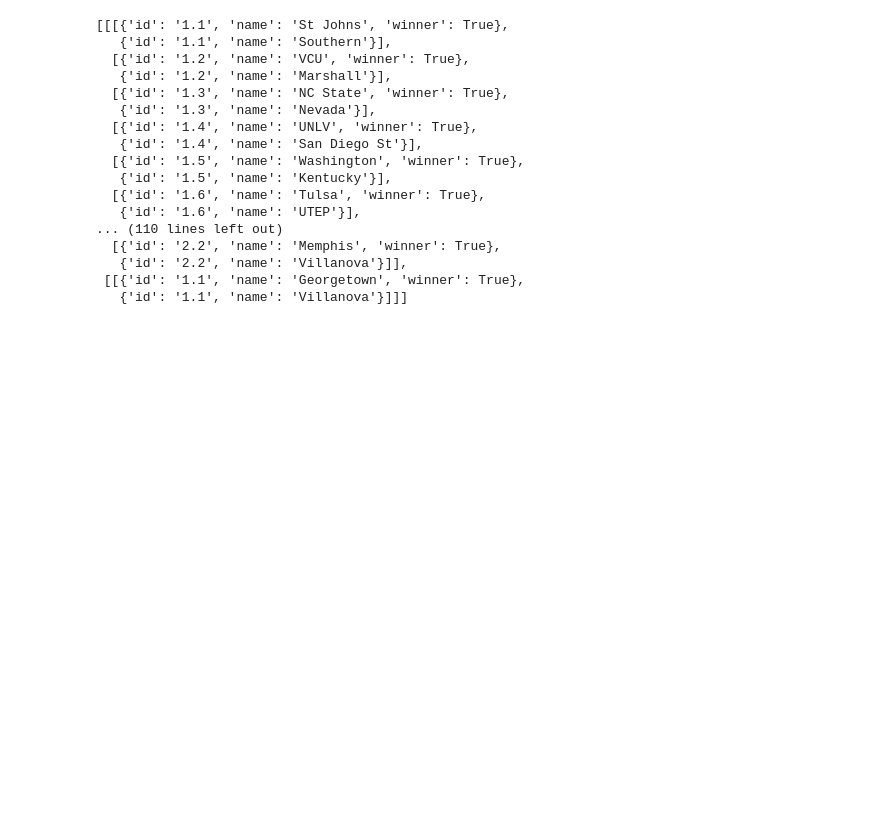
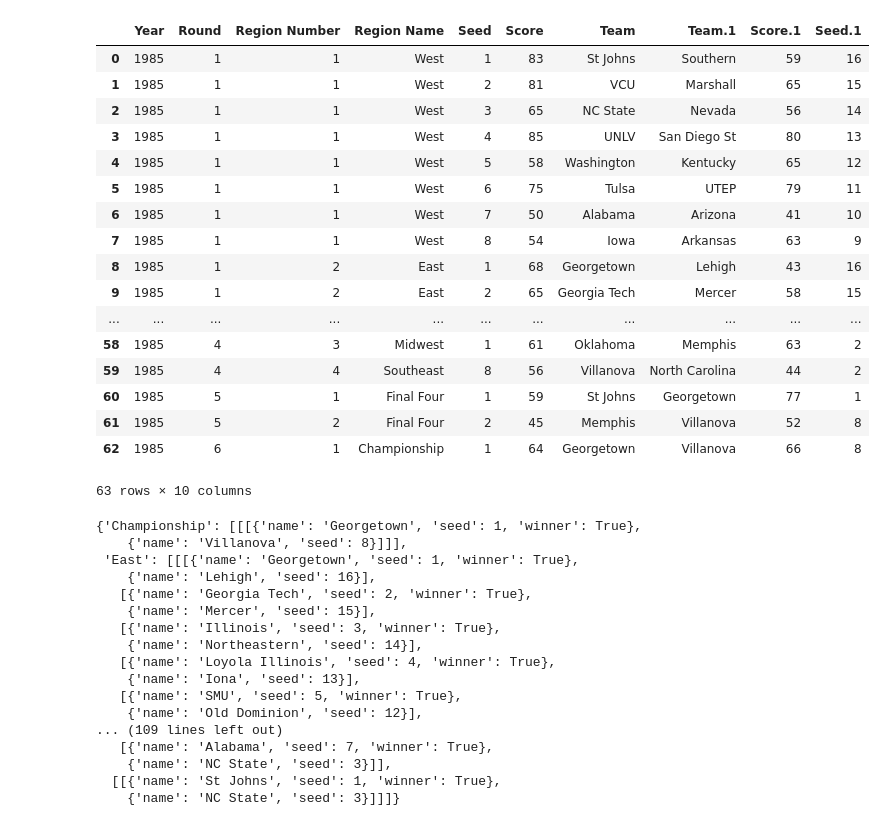
Before and after one commit to zacharyfmarion/Vue-bracket, a Jupyter notebook: data/process csv.ipynb, the cells around one changed output. Saved outputs shown, nothing was run; the diff lists cells and outputs as text; code cells hidden in the pictures; blank space fills up the shorter version.

```diff
--- a/data/process csv.ipynb
+++ b/data/process csv.ipynb
@@ -26,0 +6,21 @@ df
+# %%
+df.loc[df['Year'] == 1985]
+# %% [output]
+|  | Year | Round | Region Number | Region Name | Seed | Score | Team | Team.1 | Score.1 | Seed.1 |
+| 0 | 1985 | 1 | 1 | West | 1 | 83 | St Johns | Southern | 59 | 16 |
+| 1 | 1985 | 1 | 1 | West | 2 | 81 | VCU | Marshall | 65 | 15 |
+| 2 | 1985 | 1 | 1 | West | 3 | 65 | NC State | Nevada | 56 | 14 |
+| 3 | 1985 | 1 | 1 | West | 4 | 85 | UNLV | San Diego St | 80 | 13 |
+| 4 | 1985 | 1 | 1 | West | 5 | 58 | Washington | Kentucky | 65 | 12 |
+| 5 | 1985 | 1 | 1 | West | 6 | 75 | Tulsa | UTEP | 79 | 11 |
+| 6 | 1985 | 1 | 1 | West | 7 | 50 | Alabama | Arizona | 41 | 10 |
+| 7 | 1985 | 1 | 1 | West | 8 | 54 | Iowa | Arkansas | 63 | 9 |
+| 8 | 1985 | 1 | 2 | East | 1 | 68 | Georgetown | Lehigh | 43 | 16 |
+| 9 | 1985 | 1 | 2 | East | 2 | 65 | Georgia Tech | Mercer | 58 | 15 |
+| ... | ... | ... | ... | ... | ... | ... | ... | ... | ... | ... |
+| 58 | 1985 | 4 | 3 | Midwest | 1 | 61 | Oklahoma | Memphis | 63 | 2 |
+| 59 | 1985 | 4 | 4 | Southeast | 8 | 56 | Villanova | North Carolina | 44 | 2 |
+| 60 | 1985 | 5 | 1 | Final Four | 1 | 59 | St Johns | Georgetown | 77 | 1 |
+| 61 | 1985 | 5 | 2 | Final Four | 2 | 45 | Memphis | Villanova | 52 | 8 |
+| 62 | 1985 | 6 | 1 | Championship | 1 | 64 | Georgetown | Villanova | 66 | 8 |
+63 rows × 10 columns
@@ -49,21 +98,21 @@ def process_year(df, year):
 # %%
-process_year(df, 1985)
+process_year_by_region(df, 1985)
 # %% [output]
-[[[{'id': '1.1', 'name': 'St Johns', 'winner': True},
-   {'id': '1.1', 'name': 'Southern'}],
-  [{'id': '1.2', 'name': 'VCU', 'winner': True},
-   {'id': '1.2', 'name': 'Marshall'}],
-  [{'id': '1.3', 'name': 'NC State', 'winner': True},
-   {'id': '1.3', 'name': 'Nevada'}],
-  [{'id': '1.4', 'name': 'UNLV', 'winner': True},
-   {'id': '1.4', 'name': 'San Diego St'}],
-  [{'id': '1.5', 'name': 'Washington', 'winner': True},
-   {'id': '1.5', 'name': 'Kentucky'}],
-  [{'id': '1.6', 'name': 'Tulsa', 'winner': True},
-   {'id': '1.6', 'name': 'UTEP'}],
-... (110 lines left out)
-  [{'id': '2.2', 'name': 'Memphis', 'winner': True},
-   {'id': '2.2', 'name': 'Villanova'}]],
- [[{'id': '1.1', 'name': 'Georgetown', 'winner': True},
-   {'id': '1.1', 'name': 'Villanova'}]]]
+{'Championship': [[[{'name': 'Georgetown', 'seed': 1, 'winner': True},
+    {'name': 'Villanova', 'seed': 8}]]],
+ 'East': [[[{'name': 'Georgetown', 'seed': 1, 'winner': True},
+    {'name': 'Lehigh', 'seed': 16}],
+   [{'name': 'Georgia Tech', 'seed': 2, 'winner': True},
+    {'name': 'Mercer', 'seed': 15}],
+   [{'name': 'Illinois', 'seed': 3, 'winner': True},
+    {'name': 'Northeastern', 'seed': 14}],
+   [{'name': 'Loyola Illinois', 'seed': 4, 'winner': True},
+    {'name': 'Iona', 'seed': 13}],
+   [{'name': 'SMU', 'seed': 5, 'winner': True},
+    {'name': 'Old Dominion', 'seed': 12}],
+... (109 lines left out)
+   [{'name': 'Alabama', 'seed': 7, 'winner': True},
+    {'name': 'NC State', 'seed': 3}]],
+  [[{'name': 'St Johns', 'seed': 1, 'winner': True},
+    {'name': 'NC State', 'seed': 3}]]]}
 # %%
```
Also changed, not shown: parts of 8 cells of this notebook, 5 other files.
